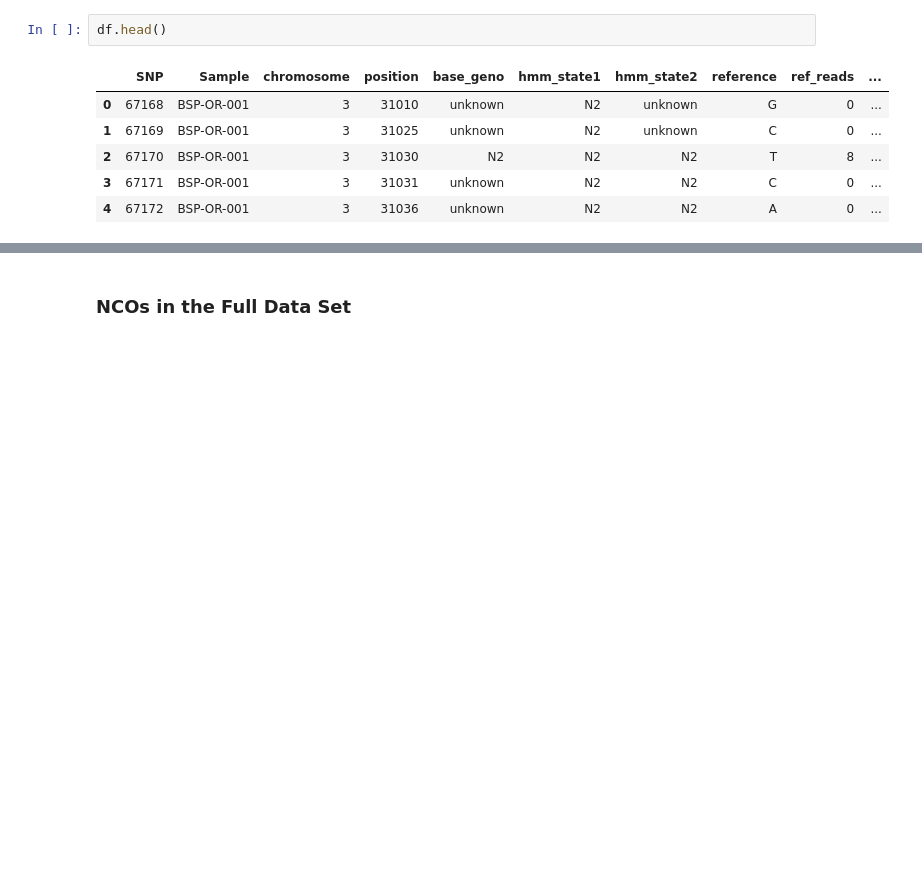
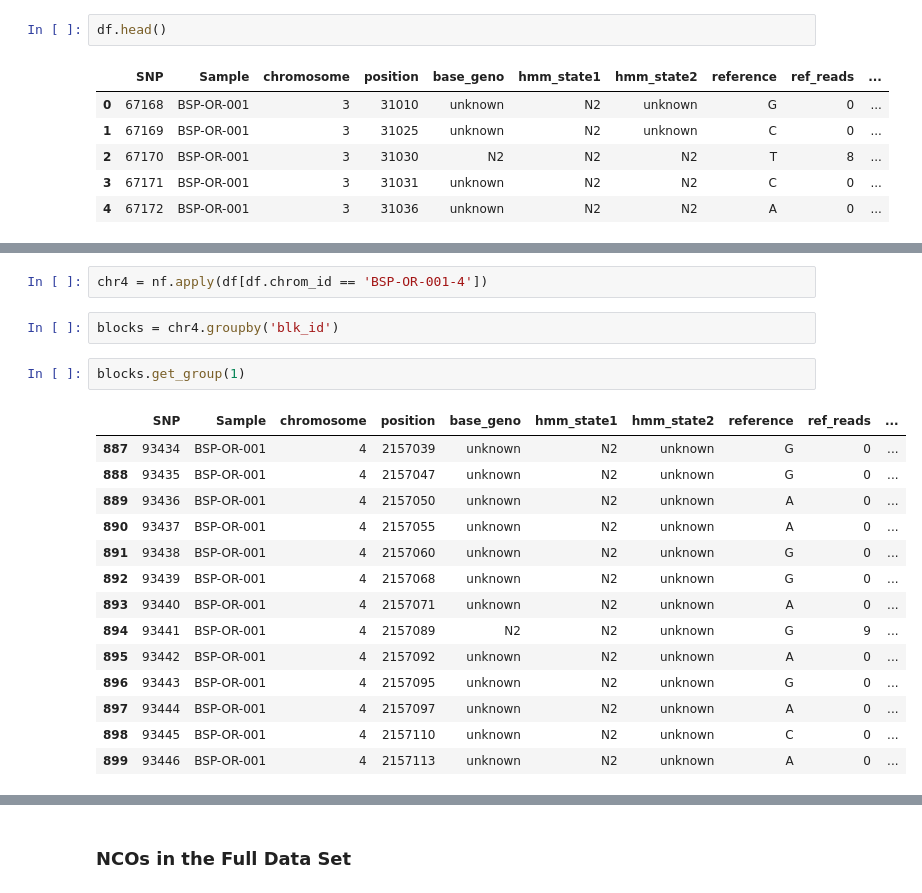
Before and after one commit to conery/crossovers, a Jupyter notebook: sandbox/filters.ipynb, the cells around one changed output, grey strips where cells are left out. Drawn from its saved outputs; the diff is of its cells as text; blank space fills up the shorter version.

```diff
--- a/sandbox/filters.ipynb
+++ b/sandbox/filters.ipynb
@@ -112,0 +72,21 @@ res
+# %%
+chr4 = nf.apply(df[df.chrom_id == 'BSP-OR-001-4'])
+# %%
+blocks = chr4.groupby('blk_id')
+# %%
+blocks.get_group(1)
+# %% [output]
+|  | SNP | Sample | chromosome | position | base_geno | hmm_state1 | hmm_state2 | reference | ref_reads | ... |
+| 887 | 93434 | BSP-OR-001 | 4 | 2157039 | unknown | N2 | unknown | G | 0 | ... |
+| 888 | 93435 | BSP-OR-001 | 4 | 2157047 | unknown | N2 | unknown | G | 0 | ... |
+| 889 | 93436 | BSP-OR-001 | 4 | 2157050 | unknown | N2 | unknown | A | 0 | ... |
+| 890 | 93437 | BSP-OR-001 | 4 | 2157055 | unknown | N2 | unknown | A | 0 | ... |
+| 891 | 93438 | BSP-OR-001 | 4 | 2157060 | unknown | N2 | unknown | G | 0 | ... |
+| 892 | 93439 | BSP-OR-001 | 4 | 2157068 | unknown | N2 | unknown | G | 0 | ... |
+| 893 | 93440 | BSP-OR-001 | 4 | 2157071 | unknown | N2 | unknown | A | 0 | ... |
+| 894 | 93441 | BSP-OR-001 | 4 | 2157089 | N2 | N2 | unknown | G | 9 | ... |
+| 895 | 93442 | BSP-OR-001 | 4 | 2157092 | unknown | N2 | unknown | A | 0 | ... |
+| 896 | 93443 | BSP-OR-001 | 4 | 2157095 | unknown | N2 | unknown | G | 0 | ... |
+| 897 | 93444 | BSP-OR-001 | 4 | 2157097 | unknown | N2 | unknown | A | 0 | ... |
+| 898 | 93445 | BSP-OR-001 | 4 | 2157110 | unknown | N2 | unknown | C | 0 | ... |
+| 899 | 93446 | BSP-OR-001 | 4 | 2157113 | unknown | N2 | unknown | A | 0 | ... |
```
Also changed, not shown: parts of 29 cells of this notebook, 1 other file.
